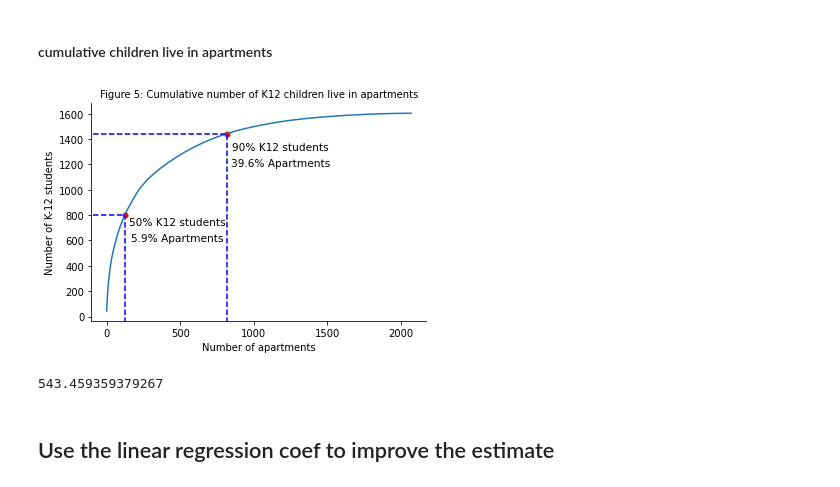
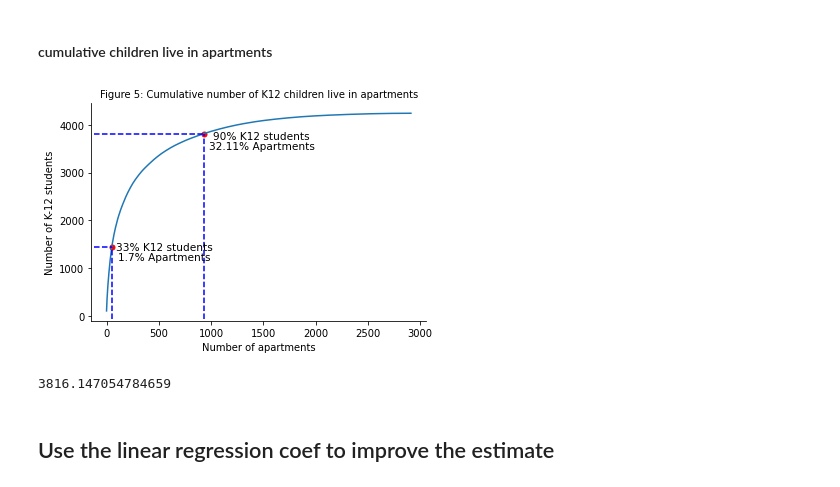
Before and after one commit to wesley0628/Internet-Access-Analysis, a Jupyter notebook: Internet_Access.ipynb, the cells around one changed output. Saved outputs shown, nothing was run; the diff lists cells and outputs as text; code cells hidden in the pictures.

Commit message:
change csv file and graph

```diff
--- a/Internet_Access.ipynb
+++ b/Internet_Access.ipynb
@@ -227,13 +228,13 @@ Condominium_bedroom_block = Condominium_bedroom_block[Condominium_bedroom_block[
 Condominium_bedroom_block = Condominium_bedroom_block[Condominium_bedroom_block["PropertyUse"] != "3 To 7 Unit"]
 Condominium_bedroom_block = Condominium_bedroom_block[["Area", "Address", "PropertyUse", "Bedrooms", "Total_K-12_block", "GEO_ID", "BlockBedrooms", "geometry", "area"]]
 Condominium_bedroom_block["Apartment_bedroom"] = Condominium_bedroom_block.groupby(['GEO_ID']).Bedrooms.transform('sum')
-Condominium_bedroom_block["House_bedroom"] = Condominium_bedroom_block["BlockBedrooms"] - Condominium_bedroom_block["Apartment_bedroom"]
+Condominium_bedroom_block["Other_bedroom"] = Condominium_bedroom_block["BlockBedrooms"] - Condominium_bedroom_block["Apartment_bedroom"]
 Condominium_bedroom_block = Condominium_bedroom_block.drop_duplicates("GEO_ID")
-Condominium_bedroom_block = Condominium_bedroom_block[["GEO_ID", "Apartment_bedroom", "House_bedroom"]]
+Condominium_bedroom_block = Condominium_bedroom_block[["GEO_ID", "Apartment_bedroom", "Other_bedroom"]]
 total_bedroom_block = merged[["GEO_ID", "BlockBedrooms", "Total_K-12_block", "geometry", "area"]]
 total_bedroom_block = total_bedroom_block.drop_duplicates("GEO_ID")
 result = total_bedroom_block.merge(Condominium_bedroom_block, on="GEO_ID", how = "outer")
 result["Apartment_bedroom"].fillna(0, inplace=True)
-result["House_bedroom"].fillna(result["BlockBedrooms"], inplace=True)
+result["Other_bedroom"].fillna(result["BlockBedrooms"], inplace=True)
 result
 # %% [output]
@@ -251,7 +252,7 @@ result
 | 2285 | 1000000US550250024021000 | 3 | 1 | POINT (-89.36247 43.14696) | 0.179899 | 0.0 | 3.0 |
 2286 rows × 7 columns
 # %%
-xcol = ["Apartment_bedroom", "House_bedroom"]
+xcol = ["Apartment_bedroom", "Other_bedroom"]
 model1 = Pipeline([
             ("lr", LinearRegression())
         ])
@@ -282,7 +283,7 @@ total = model1["lr"].coef_[0] + model1["lr"].coef_[1]
 apt_pro = model1["lr"].coef_[0]
 house_pro = model1["lr"].coef_[1]
 ratio = model1["lr"].coef_[1] / model1["lr"].coef_[0]
-result["BlockTotal_for_calculate"] = result["Apartment_bedroom"] + ratio * result["House_bedroom"]
+result["BlockTotal_for_calculate"] = result["Apartment_bedroom"] + ratio * result["Other_bedroom"]
 estimator = result[["GEO_ID", "BlockTotal_for_calculate"]]
 estimator_dict = dict(zip(estimator['GEO_ID'],estimator['BlockTotal_for_calculate']))
 def estimate_K12(df):
@@ -293,7 +294,7 @@ def estimate_K12(df):
 
 
 K12_df["K12_est"] = K12_df.apply(lambda  r:estimate_K12(r), axis=1)
-K12_df
+K12_df.head()
 # %% [output]
 |  | Area | Address | PropertyUse | PropertyClass | Bedrooms | geometry | XCoord | YCoord | Total_people | ... |
 | 0 | Block 2000, Block Group 2, Census... | 2218 Allied Dr | 8 unit Apartment | Commercial | 16 | POINT (-89.45969 43.02980) | 800982.301653 | 466465.530860 | 294 | ... |
@@ -373,44 +367,43 @@ block_with_apartment[block_with_apartment["GEO_ID"] == "1000000US550250024021020
 #### cumulative children live in apartments
 # %%
 Buildings = K12_df[["GEO_ID", "PropertyUse", "geometry", "Area", "K-12_by_point"]]
-Buildings = Buildings[(Buildings["PropertyUse"] == "Condominium") | (Buildings["PropertyUse"] == "2 unit Apartment")
-                                   | (Buildings["PropertyUse"] == "3 unit Apartment") | (Buildings["PropertyUse"] == "4 unit Apartment")
-                                   | (Buildings["PropertyUse"] == "5 unit Apartment") | (Buildings["PropertyUse"] == "6 unit Apartment")
-                                   | (Buildings["PropertyUse"] == "7 unit Apartment")]
+Buildings = Buildings[Buildings["PropertyUse"] != "2 Unit"]
+Buildings = Buildings[Buildings["PropertyUse"] != "Single family"]
+Buildings = Buildings[Buildings["PropertyUse"] != "3 To 7 Unit"]
 Buildings = Buildings.drop_duplicates("geometry")
 Buildings = Buildings.sort_values(by=['K-12_by_point'], ascending=False)
 K12_data = np.array(Buildings["K-12_by_point"].tolist())
 cumulative = pd.DataFrame(K12_data.cumsum())
 plt.plot(cumulative)
 plt.axis('tight')
 plt.title("Figure 5: Cumulative number of K12 children live in apartments", fontsize=10)
 plt.xlabel("Number of apartments")
 plt.ylabel("Number of K-12 students")
-x_50 = 123
-y_50 = 801.69
+x_50 = 50
+y_50 = 1438.654196787334
 plt.scatter(x_50, y_50, s=25, c='r')
-plt.plot([-90, x_50], [y_50, y_50], c='b', linestyle='--')
-plt.plot([123, x_50], [-50, y_50], c='b', linestyle='--')
-plt.text(x_50+360, y_50-100, '50% K12 students', ha='center', va='bottom', fontsize=10.5)  # horizontal alignment
-plt.text(x_50+360, y_50-220, '5.9% Apartments', ha='center', va='bottom', fontsize=10.5)
+plt.plot([-120, x_50], [y_50, y_50], c='b', linestyle='--')
+plt.plot([x_50, x_50], [-50, y_50], c='b', linestyle='--')
+plt.text(x_50+500, y_50-100, '33% K12 students', ha='center', va='bottom', fontsize=10.5)  # horizontal alignment
+plt.text(x_50+500, y_50-320, '1.7% Apartments', ha='center', va='bottom', fontsize=10.5)
 
-x_90 = 820
-y_90 = 1443.39
+x_90 = 933
+y_90 = 3816.147054784659
 plt.scatter(x_90, y_90, s=25, c='r')
-plt.plot([-90, x_90], [y_90, y_90], c='b', linestyle='--')
+plt.plot([-120, x_90], [y_90, y_90], c='b', linestyle='--')
 plt.plot([x_90, x_90], [-50, y_90], c='b', linestyle='--')
-plt.text(x_90+360, y_90-150, '90% K12 students', ha='center', va='bottom', fontsize=10.5)  # horizontal alignment
-plt.text(x_90+360, y_90-270, '39.6% Apartments', ha='center', va='bottom', fontsize=10.5)
+plt.text(x_90+550, y_90-150, '90% K12 students', ha='center', va='bottom', fontsize=10.5)  # horizontal alignment
+plt.text(x_90+550, y_90-370, '32.11% Apartments', ha='center', va='bottom', fontsize=10.5)
 ax = plt.gca()
 ax.spines['top'].set_color('none')
 ax.spines['right'].set_color('none')
 plt.show()
 # %% [output]
-[figure, old version]
+[figure, new version]
 # %%
-cumulative[0].iloc[50]
+cumulative[0].iloc[933]
 # %% [output]
-543.459359379267
+3816.147054784659
 # %% [markdown]
 ## Use the linear regression coef to improve the estimate
 # %%
```
Also changed, not shown: parts of 9 cells of this notebook, 3 other files.
